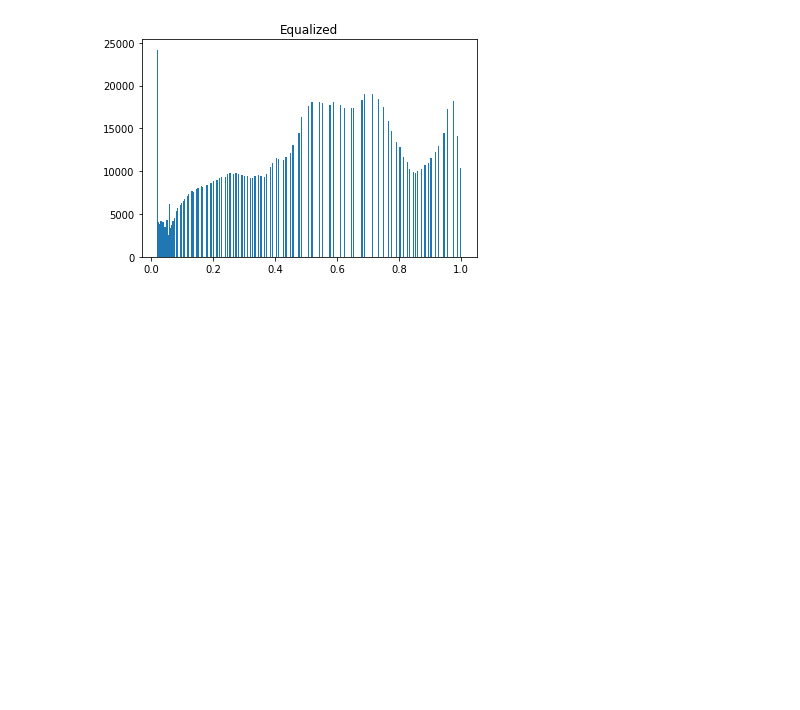
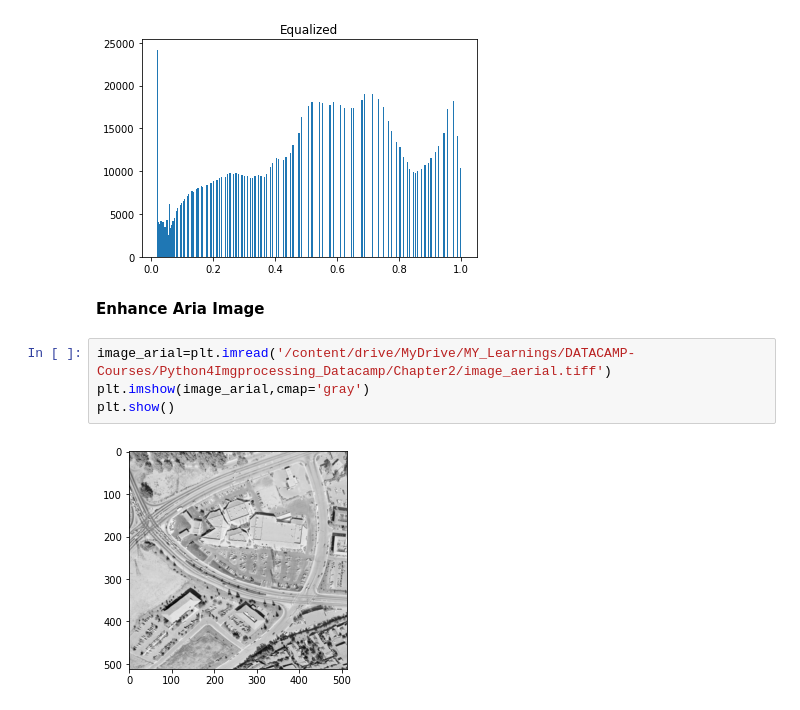
Before and after one commit to sikha2552/Python_ImageProcessing, a Jupyter notebook: Chapter2_Filtering.ipynb, the cells around one changed output. Cells and saved outputs as stored; diff of their text form; blank space fills up the shorter version.

```diff
--- a/Chapter2_Filtering.ipynb
+++ b/Chapter2_Filtering.ipynb
@@ -109,3 +109,11 @@ plt.show()
 # %% [output]
 [figure]
 [figure]
+# %% [markdown]
+**Enhance Aria Image**
+# %%
+image_arial=plt.imread('/content/drive/MyDrive/MY_Learnings/DATACAMP-Courses/Python4Imgprocessing_Datacamp/Chapter2/image_aerial.tiff')
+plt.imshow(image_arial,cmap='gray')
+plt.show()
+# %% [output]
+[figure, added]
```
Also changed, not shown: parts of 1 cell of this notebook.
